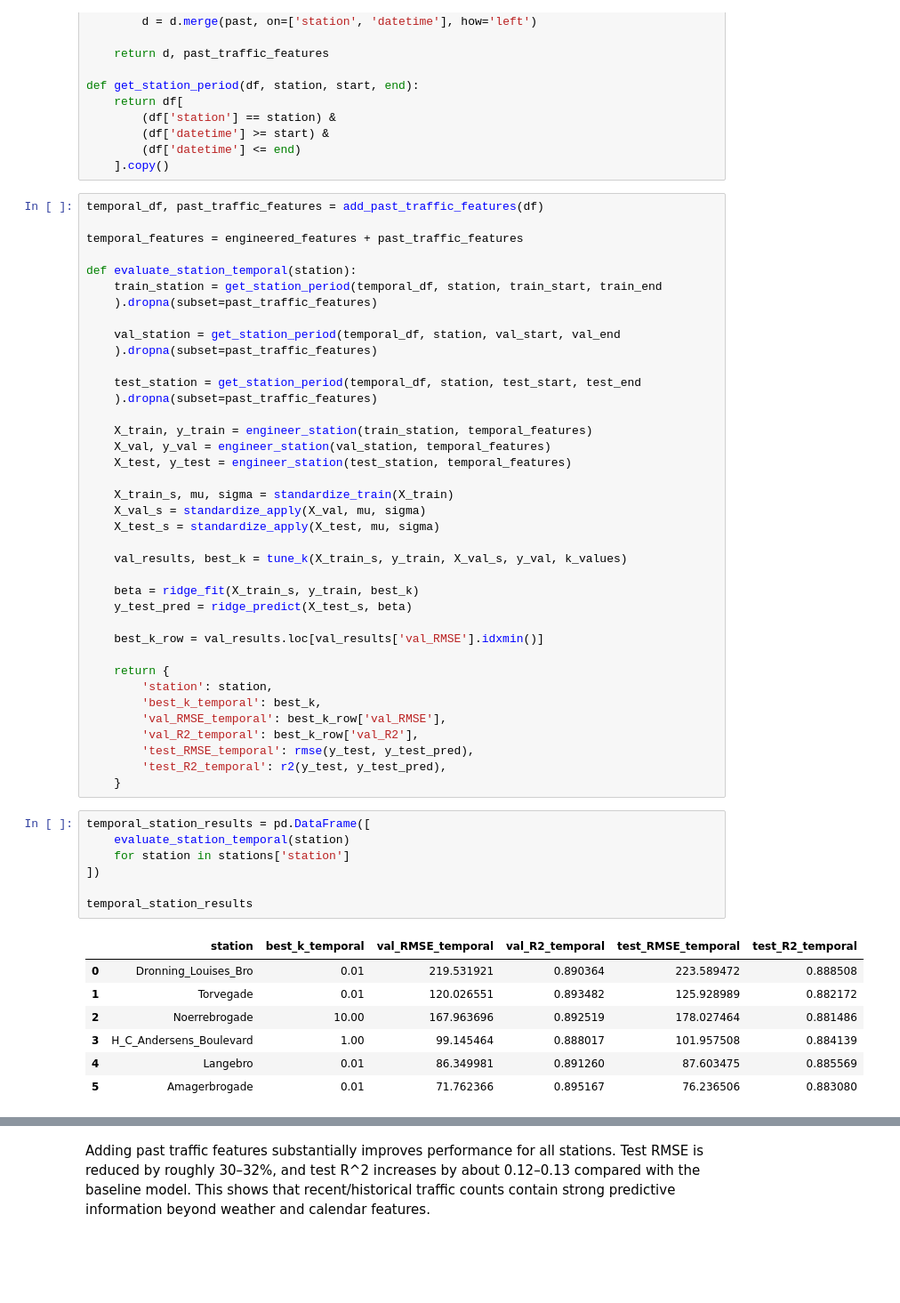
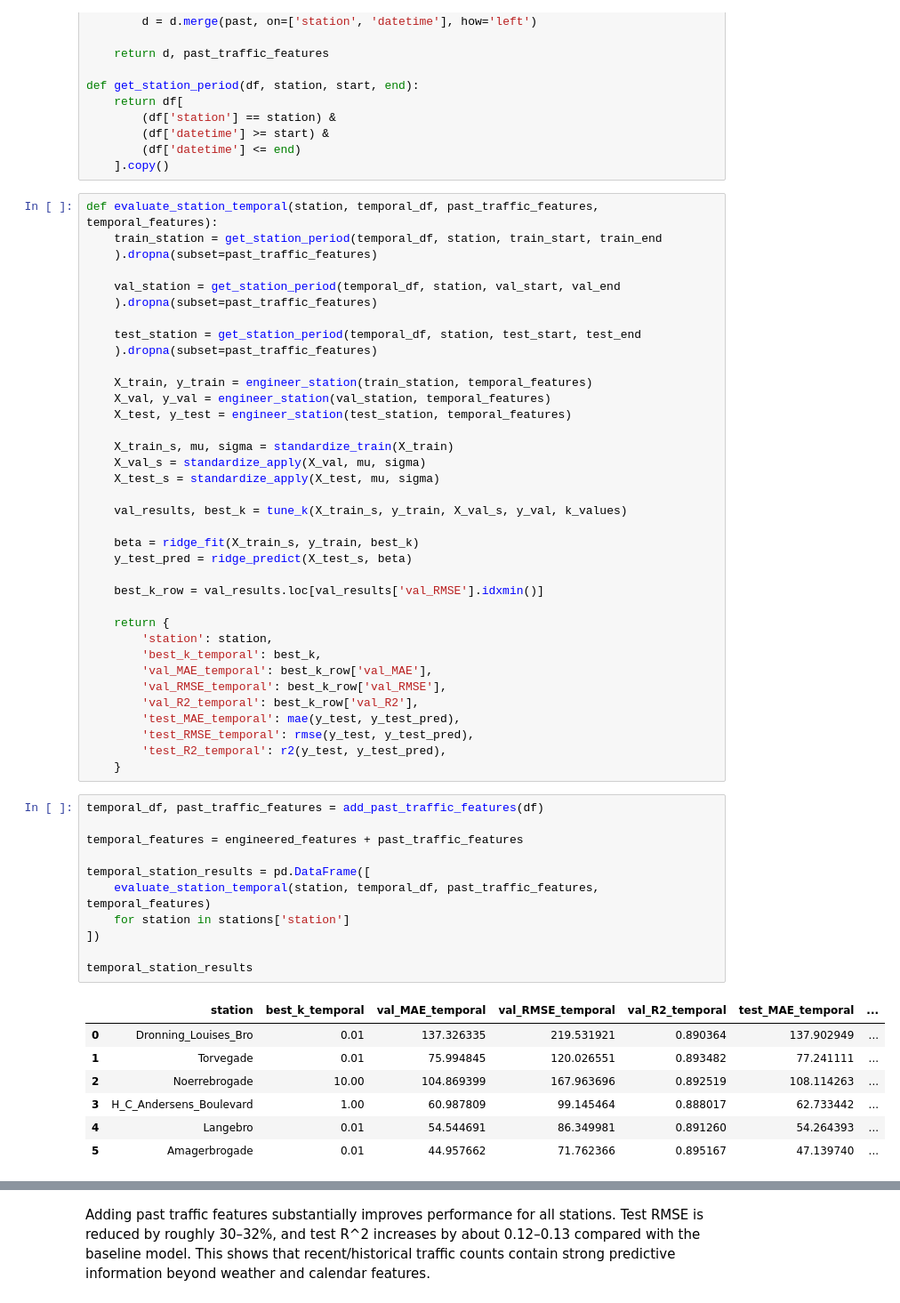
Before and after one commit to julianbarfoed/bike-proj-exam, a Jupyter notebook: sol.ipynb, the cells around one changed output, grey strips where cells are left out. Shown at 89% size. Saved outputs shown, nothing was run; the diff lists cells and outputs as text; blank space fills up the shorter version.

```diff
--- a/sol.ipynb
+++ b/sol.ipynb
@@ -752,11 +768,7 @@ def get_station_period(df, station, start, end):
         (df['datetime'] <= end)
     ].copy()
 # %%
-temporal_df, past_traffic_features = add_past_traffic_features(df)
-
-temporal_features = engineered_features + past_traffic_features
-
-def evaluate_station_temporal(station):
+def evaluate_station_temporal(station, temporal_df, past_traffic_features, temporal_features):
     train_station = get_station_period(temporal_df, station, train_start, train_end
     ).dropna(subset=past_traffic_features)
 
@@ -784,25 +796,31 @@ def evaluate_station_temporal(station):
     return {
         'station': station,
         'best_k_temporal': best_k,
+        'val_MAE_temporal': best_k_row['val_MAE'],
         'val_RMSE_temporal': best_k_row['val_RMSE'],
         'val_R2_temporal': best_k_row['val_R2'],
+        'test_MAE_temporal': mae(y_test, y_test_pred),
         'test_RMSE_temporal': rmse(y_test, y_test_pred),
         'test_R2_temporal': r2(y_test, y_test_pred),
     }
 # %%
+temporal_df, past_traffic_features = add_past_traffic_features(df)
+
+temporal_features = engineered_features + past_traffic_features
+
 temporal_station_results = pd.DataFrame([
-    evaluate_station_temporal(station)
+    evaluate_station_temporal(station, temporal_df, past_traffic_features, temporal_features)
     for station in stations['station']
 ])
 
 temporal_station_results
 # %% [output]
-|  | station | best_k_temporal | val_RMSE_temporal | val_R2_temporal | test_RMSE_temporal | test_R2_temporal |
-| 0 | Dronning_Louises_Bro | 0.01 | 219.531921 | 0.890364 | 223.589472 | 0.888508 |
-| 1 | Torvegade | 0.01 | 120.026551 | 0.893482 | 125.928989 | 0.882172 |
-| 2 | Noerrebrogade | 10.00 | 167.963696 | 0.892519 | 178.027464 | 0.881486 |
-| 3 | H_C_Andersens_Boulevard | 1.00 | 99.145464 | 0.888017 | 101.957508 | 0.884139 |
-| 4 | Langebro | 0.01 | 86.349981 | 0.891260 | 87.603475 | 0.885569 |
-| 5 | Amagerbrogade | 0.01 | 71.762366 | 0.895167 | 76.236506 | 0.883080 |
+|  | station | best_k_temporal | val_MAE_temporal | val_RMSE_temporal | val_R2_temporal | test_MAE_temporal | ... |
+| 0 | Dronning_Louises_Bro | 0.01 | 137.326335 | 219.531921 | 0.890364 | 137.902949 | ... |
+| 1 | Torvegade | 0.01 | 75.994845 | 120.026551 | 0.893482 | 77.241111 | ... |
+| 2 | Noerrebrogade | 10.00 | 104.869399 | 167.963696 | 0.892519 | 108.114263 | ... |
+| 3 | H_C_Andersens_Boulevard | 1.00 | 60.987809 | 99.145464 | 0.888017 | 62.733442 | ... |
+| 4 | Langebro | 0.01 | 54.544691 | 86.349981 | 0.891260 | 54.264393 | ... |
+| 5 | Amagerbrogade | 0.01 | 44.957662 | 71.762366 | 0.895167 | 47.139740 | ... |
 # %%
 temporal_comparison = all_station_results[['station', 'test_RMSE', 'test_R2']].merge(
```
Also changed, not shown: parts of 12 cells of this notebook.
